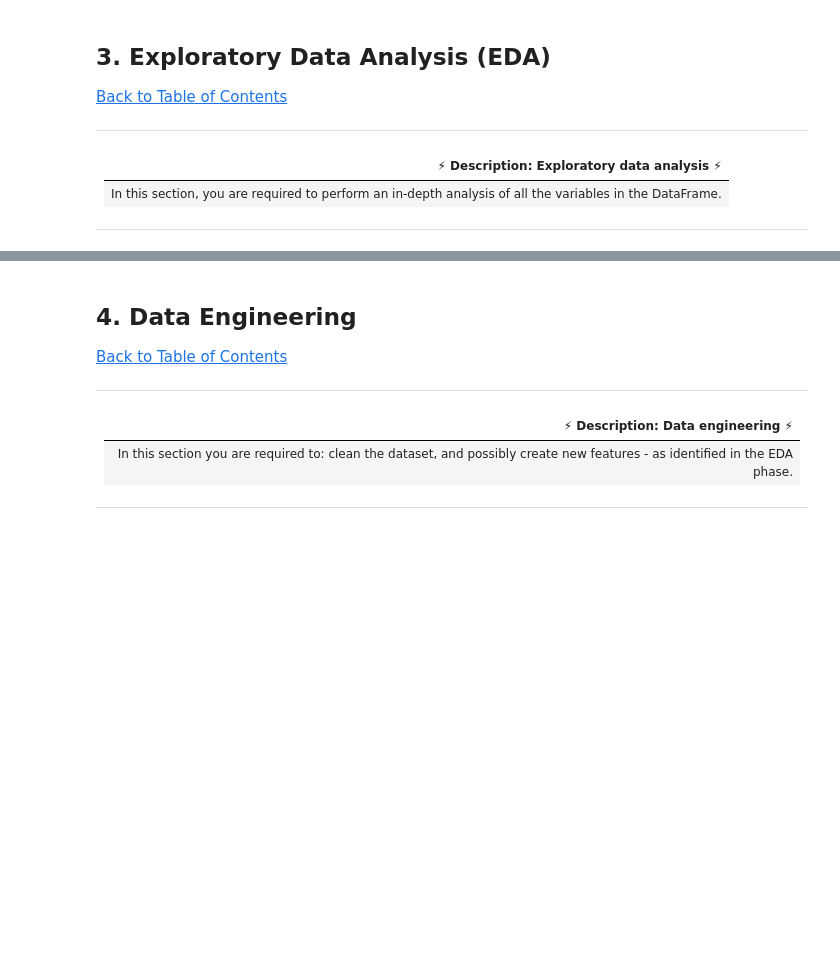
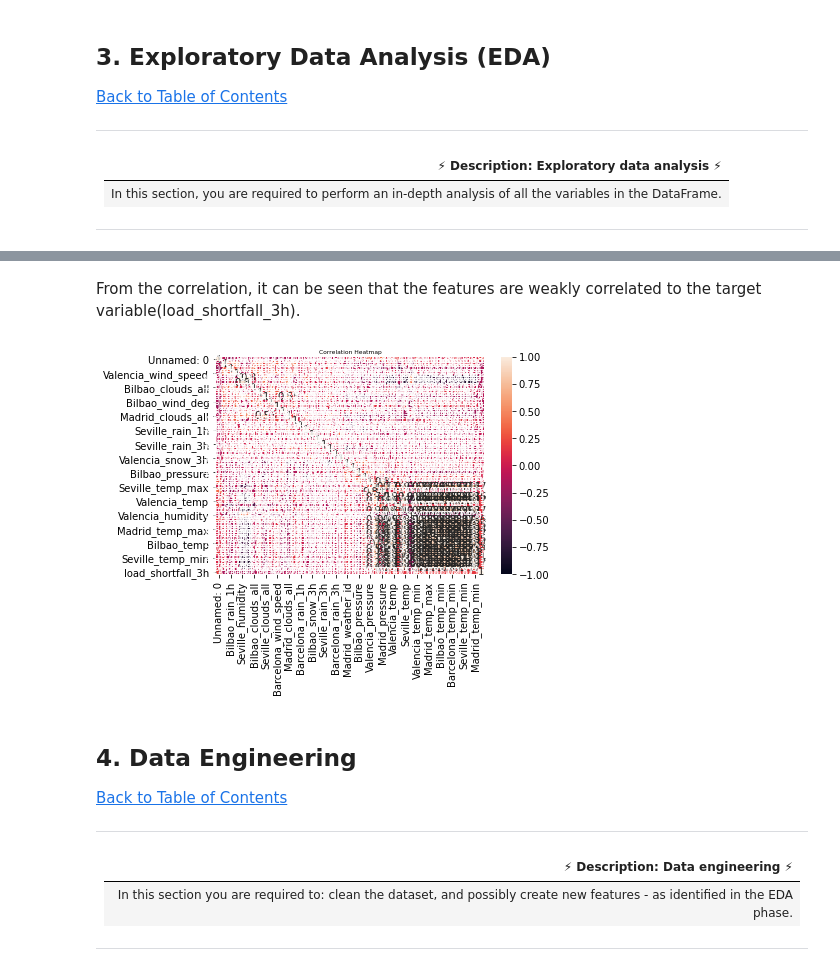
Before and after one commit to Emmantheo/Team-JM2-Starter-Notebook, a Jupyter notebook: starter-notebook.ipynb, the cells around one changed output, grey strips where cells are left out. Drawn from its saved outputs; the diff is of its cells as text; code cells hidden in the pictures; blank space fills up the shorter version.

```diff
--- a/starter-notebook.ipynb
+++ b/starter-notebook.ipynb
@@ -80,4 +88,5 @@ PARAMETER_CONSTANT = ###
 
 ---
 # %%
-df = # load the data
+df = pd.read_csv('df_train.csv')
+df.head()
@@ -103,5 +193,11 @@ df = # load the data
+# %% [markdown]
+From the correlation, it can be seen that the features are weakly correlated to the target variable(load_shortfall_3h).
 # %%
 # have a look at feature distributions
+heatmap = sns.heatmap(df.corr(), vmin=-1, vmax=1, annot=True)
+heatmap.set_title('Correlation Heatmap', fontdict={'fontsize':6}, pad=3);
+# %% [output]
+[figure, added]
 # %% [markdown]
 <a id="four"></a>
 ## 4. Data Engineering
```
Also changed, not shown: parts of 37 cells of this notebook.
